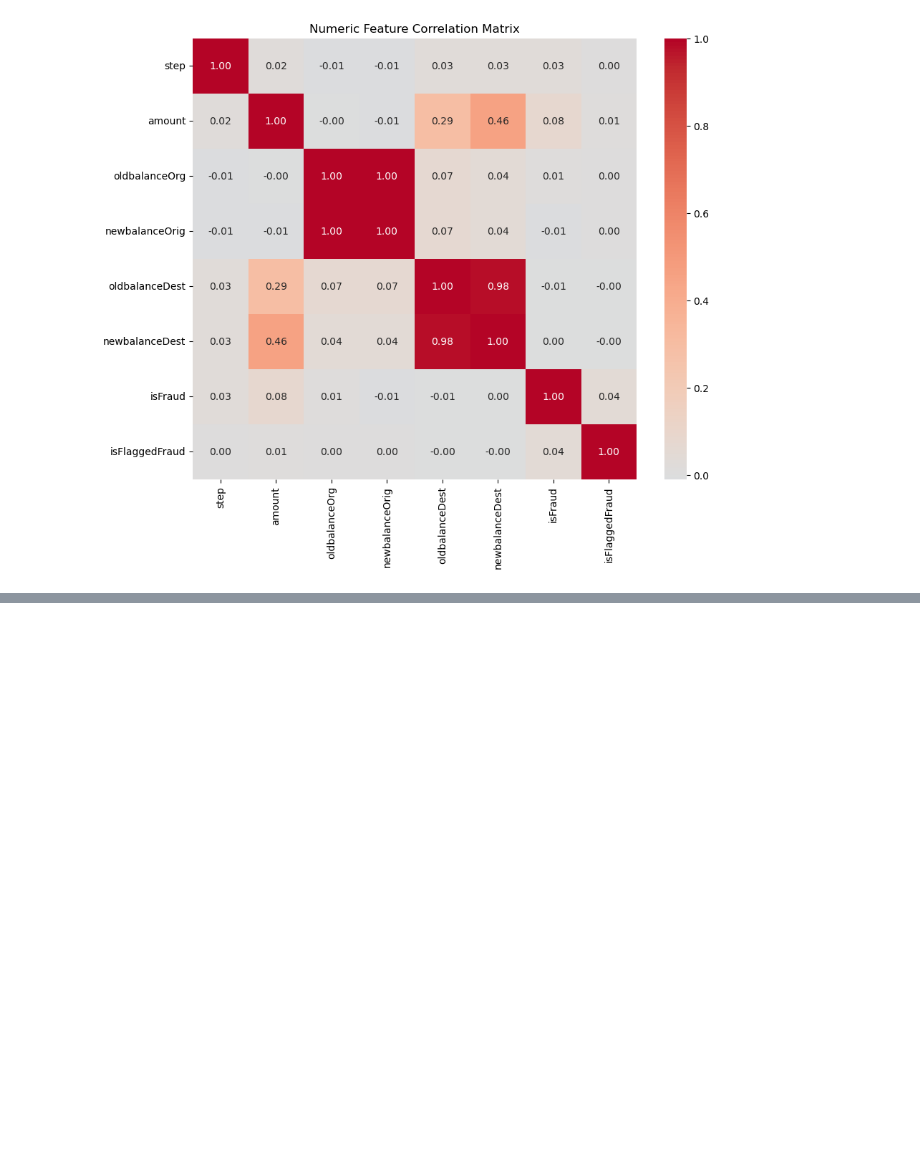
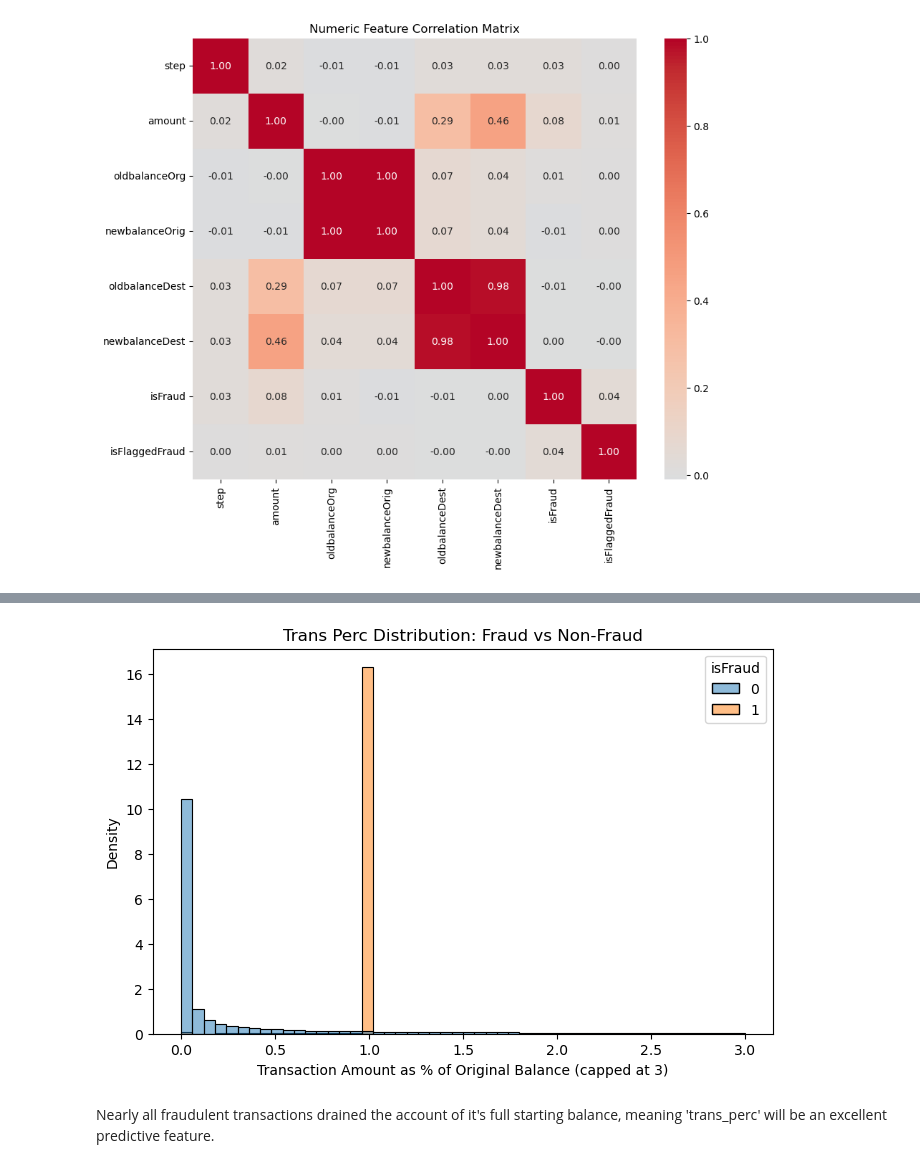
Before and after one commit to AnnaMalaschenko/Financial-Fraud-Detection, a Jupyter notebook: notebooks/eda.ipynb, the cells around one changed output, grey strips where cells are left out. Saved outputs shown, nothing was run; the diff lists cells and outputs as text; code cells hidden in the pictures; blank space fills up the shorter version.

```diff
--- a/notebooks/eda.ipynb
+++ b/notebooks/eda.ipynb
@@ -340,0 +371,6 @@ While 'oldbalanceDest' has noticeable differences between fraud and non fraud tr
+# %%
+df['trans_perc'] = df['amount']/df['oldbalanceOrg']
+df['trans_perc'].head(5)
+
+# 'trans_perc' = amount/oldbalanceOrig (accounts that are fraudulent may more often drain the account completely,
+# meaning the amount transacted would more commonly be 100% of the original account's starting balance.)
@@ -340,0 +393,6 @@ While 'oldbalanceDest' has noticeable differences between fraud and non fraud tr
+# %%
+df['trans_perc'] = df['amount'] / df['oldbalanceOrg'].replace(0, np.nan)
+
+
+print("Inf count:", np.isinf(df['trans_perc']).sum())
+print("NaN count:", df['trans_perc'].isna().sum())
@@ -340,0 +402,3 @@ While 'oldbalanceDest' has noticeable differences between fraud and non fraud tr
+# %%
+df['had_zero_orig_balance'] = (df['oldbalanceOrg'] == 0).astype(int)
+df['trans_perc'] = df['trans_perc'].fillna(0)
@@ -340,0 +417,12 @@ While 'oldbalanceDest' has noticeable differences between fraud and non fraud tr
+# %%
+# Used Claude to generate
+plt.figure(figsize=(8, 5))
+sns.histplot(data=df[df['trans_perc'] <= 3], x='trans_perc', hue='isFraud',
+             bins=50, stat='density', common_norm=False)
+plt.xlabel('Transaction Amount as % of Original Balance (capped at 3)')
+plt.title('Trans Perc Distribution: Fraud vs Non-Fraud')
+plt.show()
+# %% [output]
+[figure, added]
+# %% [markdown]
+Nearly all fraudulent transactions drained the account of it's full starting balance, meaning 'trans_perc' will be an excellent predictive feature.
```
Also changed, not shown: parts of 16 cells of this notebook, 2 other files.
